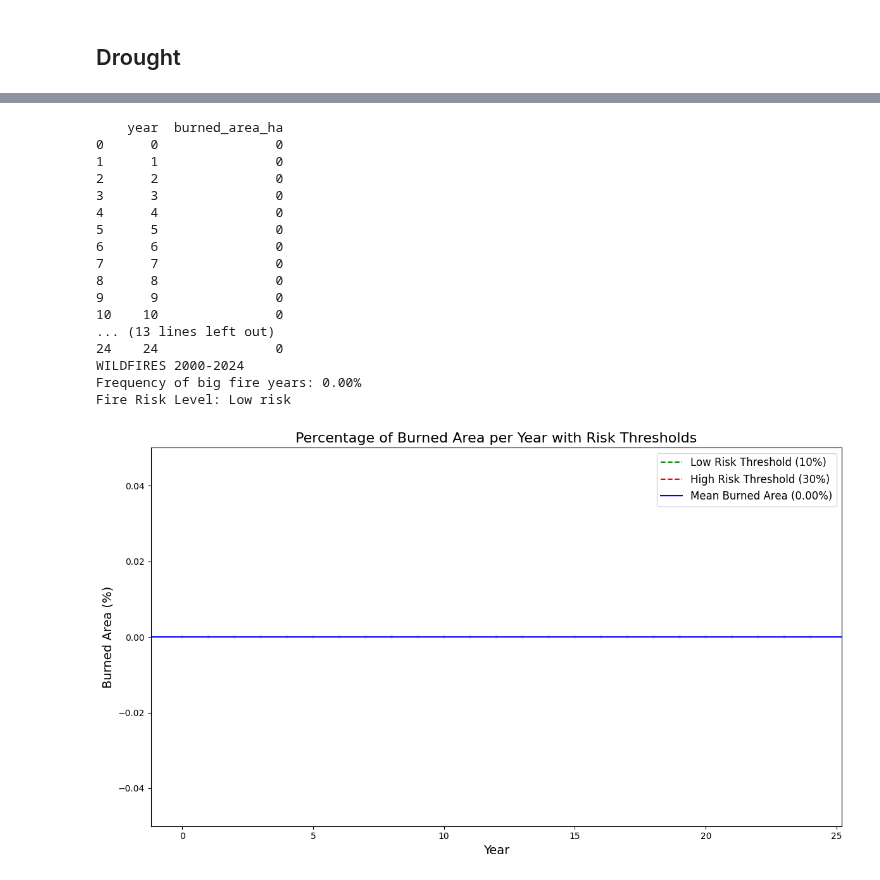
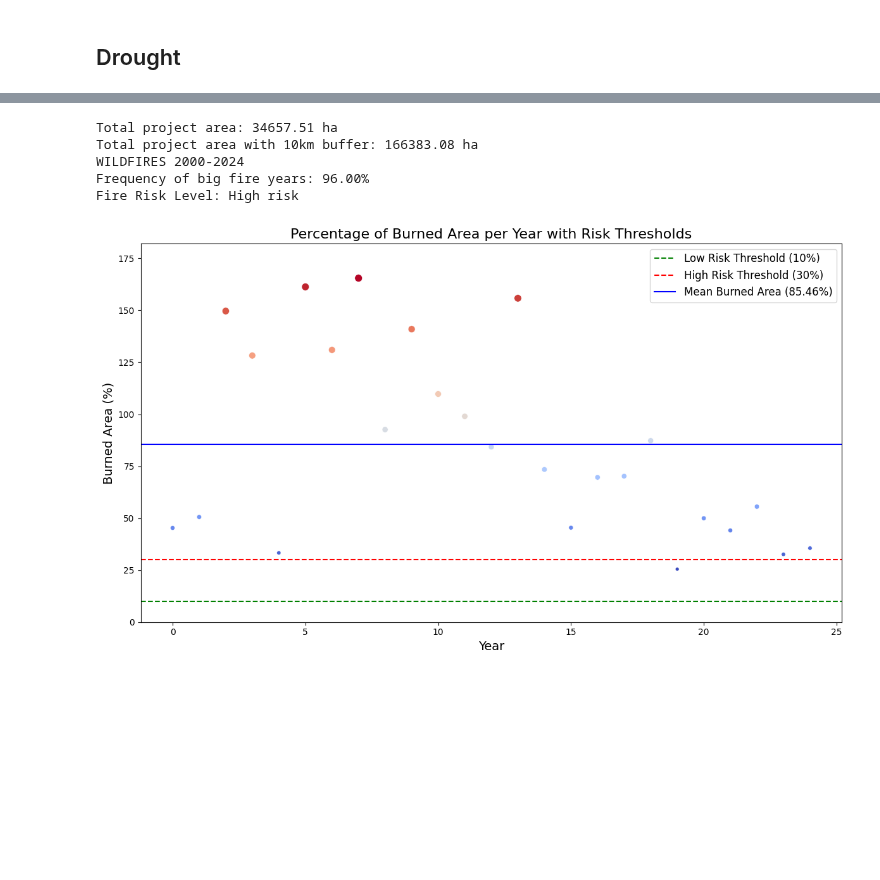
Before and after one commit to inesbsilveira/hummingbirds, a Jupyter notebook: Risk_classification/all_risks.ipynb, the cells around one changed output, grey strips where cells are left out. Cells and saved outputs as stored; diff of their text form; code cells hidden in the pictures; blank space fills up the shorter version.

```diff
--- a/Risk_classification/all_risks.ipynb
+++ b/Risk_classification/all_risks.ipynb
@@ -915,6 +882,28 @@ plt.show()
 # %%
 startDate = ee.Date(wf_startDate)
 endDate = ee.Date(wf_endDate)
+
+#retrive lat and long to get the adequate CRS for a correct area calculation
+latitude, longitude = get_shapefile_centroid(gdf)
+#print(f"Central Point: ({latitude}, {longitude})")
+best_epsg = get_best_crs(latitude, longitude)
+#print(best_epsg)
+#calculate total area
+gdf_crs = gdf.to_crs(best_epsg)
+total_area_ha = (gdf_crs['geometry'].area/10000).sum()
+
+# buffered area
+gdf_buffered = gdf_crs.buffer(10000) # 10km buffer
+total_area_buffered_ha = (gdf_buffered.area/10000).sum()
+
+gdf_buffered_df = gpd.GeoDataFrame(geometry=gdf_buffered, crs=best_epsg)
+
+#print
+print(f'Total project area: {total_area_ha:.2f} ha')
+print(f'Total project area with 10km buffer: {total_area_buffered_ha:.2f} ha')
+
+# Convert to an Earth Engine object
+region = geemap.geopandas_to_ee(gdf_buffered_df)
 
 # MODIS Burned Area dataset
 sst = ee.ImageCollection("MODIS/061/MCD64A1") \
@@ -943,15 +932,6 @@ for feature in features:
 #convert to pandas dataframe
 df_wf = pd.DataFrame(data)
 #print(df_wf)
-
-#retrive lat and long to get the adequate CRS for a correct area calculation
-latitude, longitude = get_shapefile_centroid(gdf)
-#print(f"Central Point: ({latitude}, {longitude})")
-best_epsg = get_best_crs(latitude, longitude)
-#print(best_epsg)
-#calculate total area
-gdf_crs = gdf.to_crs(best_epsg)
-total_area_ha = (gdf_crs['geometry'].area/10000).sum()
 
 #add new column to the df with the percentage of burned area per year
 df_wf['burned_area_percentage'] = (df_wf['burned_area_ha'] / total_area_ha) * 100
@@ -998,47 +978,35 @@ sns.scatterplot(
     data=df_wf,
     x='year',
     y='burned_area_percentage',
     size='point_size',
     hue='burned_area_percentage',
     palette='coolwarm',
     legend=False
 )
 
 # Add horizontal lines for risk thresholds
 plt.axhline(y=low_risk_threshold, color='green', linestyle='--', label='Low Risk Threshold (10%)')
 plt.axhline(y=high_risk_threshold, color='red', linestyle='--', label='High Risk Threshold (30%)')
 plt.axhline(y=mean_threshold, color='blue', linestyle='-', label=f'Mean Burned Area ({mean_threshold:.2f}%)')
 
 # Set labels and title
 plt.title(f'Percentage of Burned Area per Year with Risk Thresholds', fontsize=16)
 plt.xlabel('Year', fontsize=14)
 plt.ylabel('Burned Area (%)', fontsize=14)
 
 # Set y-axis limits
 plt.ylim(0, df_wf['burned_area_percentage'].max() * 1.1)
 
 # Show legend
 plt.legend(loc='upper right', fontsize=12)
 
 # Show the plot
 plt.tight_layout()
 plt.show()
 # %% [output]
-    year  burned_area_ha
-0      0               0
-1      1               0
-2      2               0
-3      3               0
-4      4               0
-5      5               0
-6      6               0
-7      7               0
-8      8               0
-9      9               0
-10    10               0
-... (13 lines left out)
-24    24               0
+Total project area: 34657.51 ha
+Total project area with 10km buffer: 166383.08 ha
 WILDFIRES 2000-2024
-Frequency of big fire years: 0.00%
-Fire Risk Level: Low risk
+Frequency of big fire years: 96.00%
+Fire Risk Level: High risk
-[figure, old version]
+[figure, new version]
```
Also changed, not shown: parts of 14 cells of this notebook.
